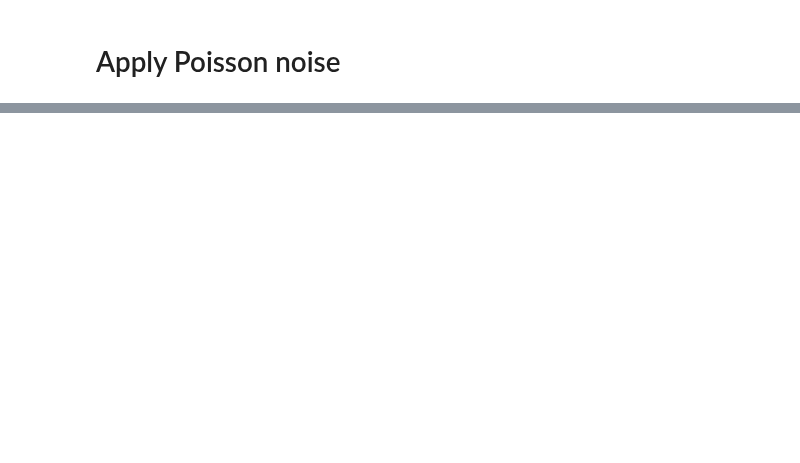
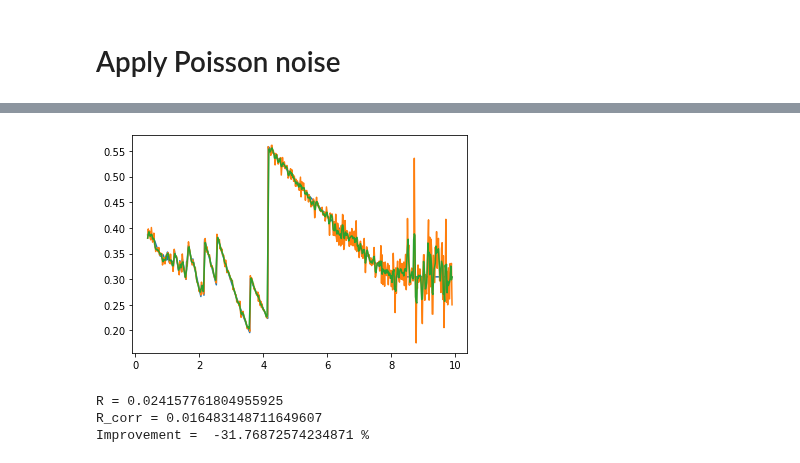
Before and after one commit to neutronimaging/ToFImaging, a Jupyter notebook: scripts/LowSNR_fit.ipynb, the cells around one changed output, grey strips where cells are left out. Saved outputs shown, nothing was run; the diff lists cells and outputs as text; code cells hidden in the pictures; blank space fills up the shorter version.

```diff
--- a/scripts/LowSNR_fit.ipynb
+++ b/scripts/LowSNR_fit.ipynb
@@ -77,0 +113,24 @@ plt.close()
+# %%
+window = 3
+order = 1
+
+mu_n = T_n[int(size/2),int(size/2),:]
+mu_corr = signpro.savitzky_golay(mu_n,window,order)
+R = stats.rmse(mu_n,T_int)
+R_corr = stats.rmse(mu_corr,T_int)
+
+plt.plot(l,T_int)
+plt.plot(l,mu_n)
+plt.plot(l,mu_corr)
+plt.show()
+plt.close()
+
+
+print("R =",R)
+print("R_corr =",R_corr)
+print("Improvement = ",100*(R_corr-R)/R,"%")
+# %% [output]
+[figure, added]
+R = 0.024157761804955925
+R_corr = 0.016483148711649607
+Improvement =  -31.76872574234871 %
```
Also changed, not shown: parts of 10 cells of this notebook, 1 other file.
